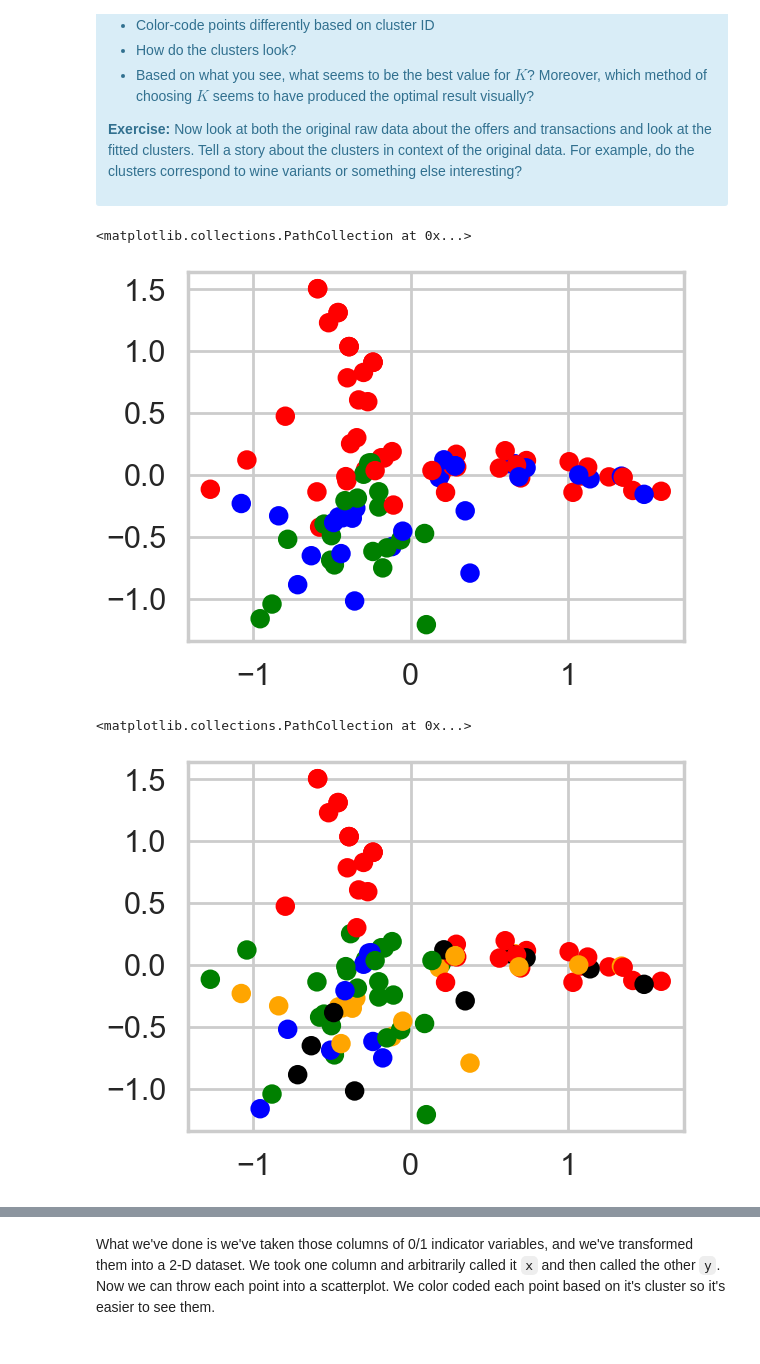
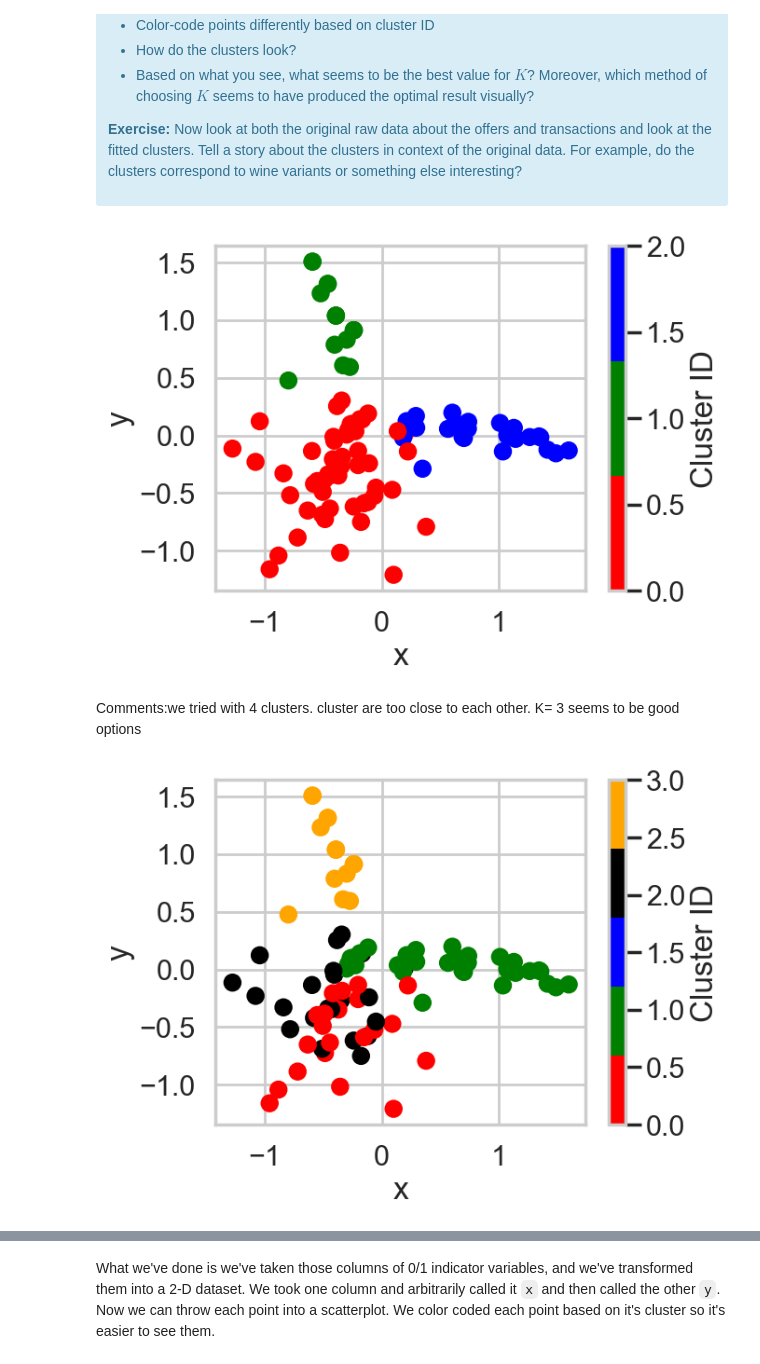
Before and after one commit to ManjuPallavi/Clustering-K-means, a Jupyter notebook: Clustering Case Study - Customer Segmentation with K-Means - Tier 3.ipynb, the cells around one changed output, grey strips where cells are left out. Drawn from its saved outputs; the diff is of its cells as text; code cells hidden in the pictures.

```diff
--- a/Clustering Case Study - Customer Segmentation with K-Means - Tier 3.ipynb
+++ b/Clustering Case Study - Customer Segmentation with K-Means - Tier 3.ipynb
@@ -90,6 +90,9 @@ The first thing we need is a way to compare customers. To do this, we're going t
 </div>
 # %%
 #your turn
-merged_df = pd.merge(df_offers,df_transactions, on = 'offer_id', how = 'inner')
+merged_df = pd.merge(df_transactions,df_offers,how = 'left', on = 'offer_id')
+print(merged_df.head(5))
 pivoted_df = merged_df.pivot_table(index = 'customer_name', columns='offer_id', values='n', fill_value=0)
 pivoted_df.to_csv('pivoted_Data.csv')
+
+print(pivoted_df.shape)
@@ -136,7 +154,7 @@ X = pivoted_df.to_numpy()
 
 
 for k in range (2,10):
-    kmeans = KMeans(n_clusters = k, random_state = 0)
+    kmeans = KMeans(n_clusters = k, random_state = 0,n_init = 'auto')
     kmeans.fit(X)
     cluster_centers.append(kmeans.cluster_centers_)
     inertia_values.append(kmeans.inertia_)
@@ -163,5 +181,5 @@ best_cluster_centers = cluster_centers[2]  # Adjust the index for 0-based list
 
 # Create a DataFrame for cluster profiles (assuming offer_id is the feature name)
 cluster_profiles = pd.DataFrame(best_cluster_centers, columns=pivoted_df.columns)
-print(cluster_profiles)
+#print(cluster_profiles)
 # %% [output]
@@ -220,7 +221,7 @@ average inertia value
 # %%
 # Your turn.
 from sklearn.metrics import silhouette_score
-range_n_clusters = [2,4,5,6,8,10]
+range_n_clusters = [2,3,4,5,6,8,10]
 
 for n_cluster in range_n_clusters:
     kmeans = KMeans(n_clusters = n_cluster , random_state =0)
@@ -430,31 +428,63 @@ This is only one use of PCA for dimension reduction. We can also use PCA when we
 #your turn
 import sklearn.decomposition
 import matplotlib.colors
+from sklearn.decomposition import PCA
 
-model  = KMeans(n_clusters = 10,  random_state = 10)
+model  = KMeans(n_clusters = 3,  random_state = 10)
 cluster_assignments = model.fit_predict(X)
 
 cmap = matplotlib.colors.ListedColormap(['red','green','blue'])
 
-pca = sklearn.decomposition.PCA(n_components = 2)
-pc1, pc2 = zip(*pca.fit_transform(X))
-plt.scatter(pc1,pc2, c = cluster_assignments.tolist(), cmap=cmap)
+# Create a DataFrame with customer name, cluster ID, and PCA components
+customer_names = [f'Customer_{i}' for i in range(len(X))]
+pca = PCA(n_components=2)
+pca_components = pca.fit_transform(X)
+
+new_df = pd.DataFrame({
+    'customer_name': customer_names,
+    'cluster_id': cluster_assignments,
+    'x': pca_components[:, 0],
+    'y': pca_components[:, 1]
+})
+
+scatter= plt.scatter(new_df.x, new_df.y, c=new_df.cluster_id, cmap=cmap)
+plt.xlabel('x')
+plt.ylabel('y')
+plt.colorbar(scatter, label='Cluster ID')  # Add a colorbar
+plt.show()
 # %% [output]
-<matplotlib.collections.PathCollection at 0x...>
-[figure, old version]
+[figure, new version]
+# %% [markdown]
+Comments:we tried with 4 clusters. cluster are too close to each other. K= 3 seems to be good options
 # %%
 #your turn
 import sklearn.decomposition
 import matplotlib.colors
+from sklearn.decomposition import PCA
 
-model  = KMeans(n_clusters = 10,  random_state = 10)
+model  = KMeans(n_clusters = 4,  random_state = 10)
 cluster_assignments = model.fit_predict(X)
 
 cmap = matplotlib.colors.ListedColormap(['red','green','blue','black','orange'])
 
-pca = sklearn.decomposition.PCA(n_components = 5)
-pc1, pc2 ,pc3,pc4, pc5= zip(*pca.fit_transform(X))
-plt.scatter(pc1,pc2, c = cluster_assignments.tolist(), cmap=cmap)
+# Create a DataFrame with customer name, cluster ID, and PCA components
+customer_names = [f'Customer_{i}' for i in range(len(X))]
+pca = PCA(n_components=2)
+pca_components = pca.fit_transform(X)
+
+new_df = pd.DataFrame({
+    'customer_name': customer_names,
+    'cluster_id': cluster_assignments,
+    'x': pca_components[:, 0],
+    'y': pca_components[:, 1],
+    'z': pca_components[:, 1],
+    'w': pca_components[:, 1]
+})
+
+scatter= plt.scatter(new_df.x, new_df.y, c=new_df.cluster_id, cmap=cmap)
+plt.xlabel('x')
+plt.ylabel('y')
+plt.colorbar(scatter, label='Cluster ID')  # Add a colorbar
+plt.show()
 # %% [output]
-<matplotlib.collections.PathCollection at 0x...>
-[figure, old version]
+[figure, new version]
```
Also changed, not shown: parts of 28 cells of this notebook.
